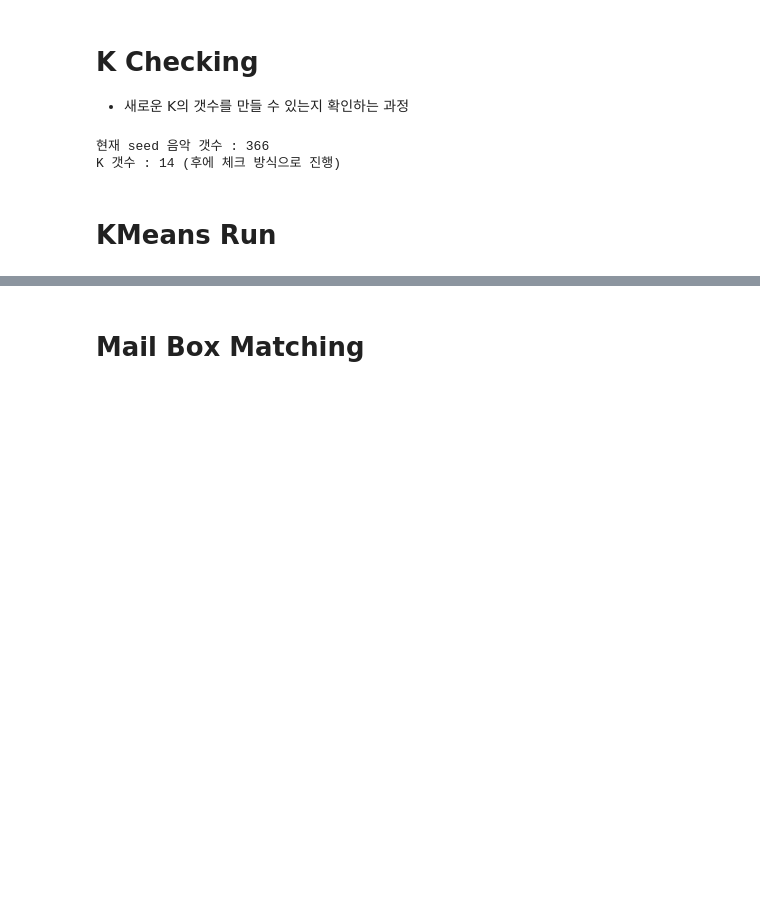
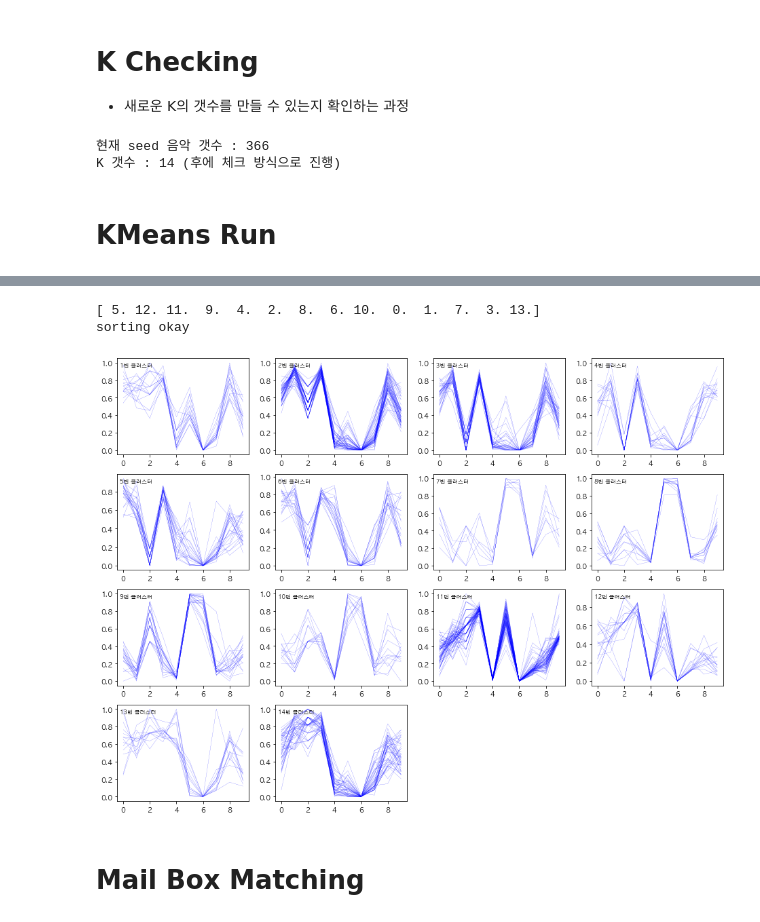
Before and after one commit to formegusto/research-muletter, a Jupyter notebook: pt4. MailBox Clustering.ipynb, the cells around one changed output, grey strips where cells are left out. Saved outputs shown, nothing was run; the diff lists cells and outputs as text; code cells hidden in the pictures; blank space fills up the shorter version.

```diff
--- a/pt4. MailBox Clustering.ipynb
+++ b/pt4. MailBox Clustering.ipynb
@@ -45,3 +51,12 @@ utils.visual_cluster_data(norm_features, kmeans)
+# %%
+kmeans.sorting_ver_2()
+# %% [output]
+[ 5. 12. 11.  9.  4.  2.  8.  6. 10.  0.  1.  7.  3. 13.]
+sorting okay
+# %%
+utils.visual_cluster_data(norm_features, kmeans)
+# %% [output]
+[figure, added]
 # %% [markdown]
 # Mail Box Matching
 # %%
```
Also changed, not shown: parts of 9 cells of this notebook, 1 other file.
